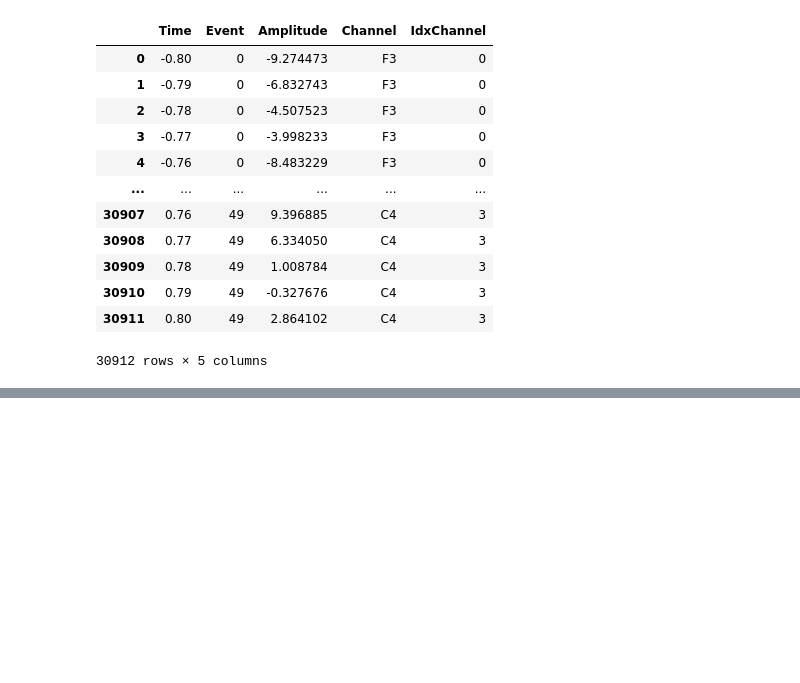
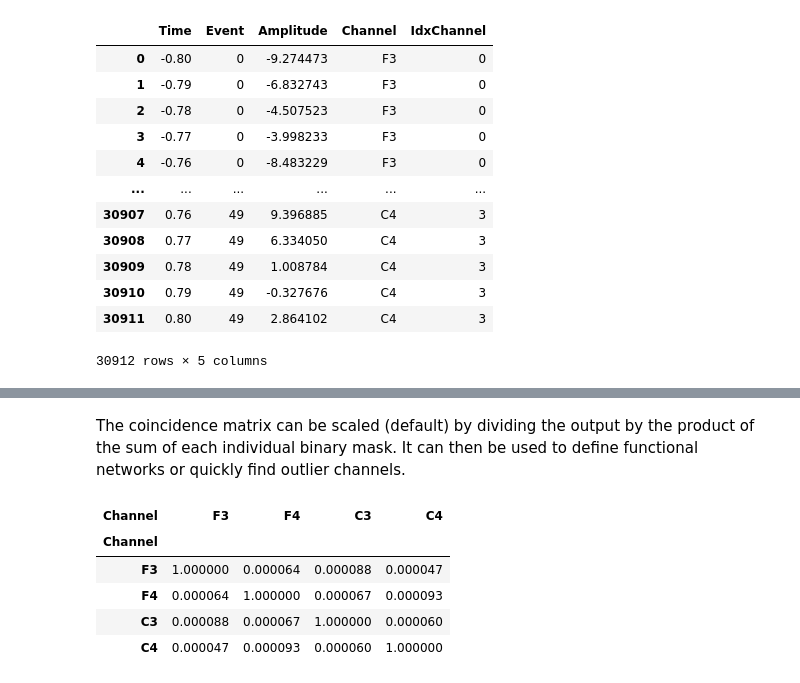
Before and after one commit to raphaelvallat/yasa, a Jupyter notebook: notebooks/02_spindles_detection_multi.ipynb, the cells around one changed output, grey strips where cells are left out. Saved outputs shown, nothing was run; the diff lists cells and outputs as text; code cells hidden in the pictures; blank space fills up the shorter version.

```diff
--- a/notebooks/02_spindles_detection_multi.ipynb
+++ b/notebooks/02_spindles_detection_multi.ipynb
@@ -244,0 +266,12 @@ interactive(children=(IntSlider(value=0, description='Epoch:', layout=Layout(ali
+# %% [markdown]
+The coincidence matrix can be scaled (default) by dividing the output by the product of the sum of each individual binary mask. It can then be used to define functional networks or quickly find outlier channels.
+# %%
+coincidence = sp.get_coincidence_matrix()
+coincidence
+# %% [output]
+| Channel | F3 | F4 | C3 | C4 |
+| Channel |  |  |  |  |
+| F3 | 1.000000 | 0.000064 | 0.000088 | 0.000047 |
+| F4 | 0.000064 | 1.000000 | 0.000067 | 0.000093 |
+| C3 | 0.000088 | 0.000067 | 1.000000 | 0.000060 |
+| C4 | 0.000047 | 0.000093 | 0.000060 | 1.000000 |
```
Also changed, not shown: parts of 9 cells of this notebook, 11 other files.
